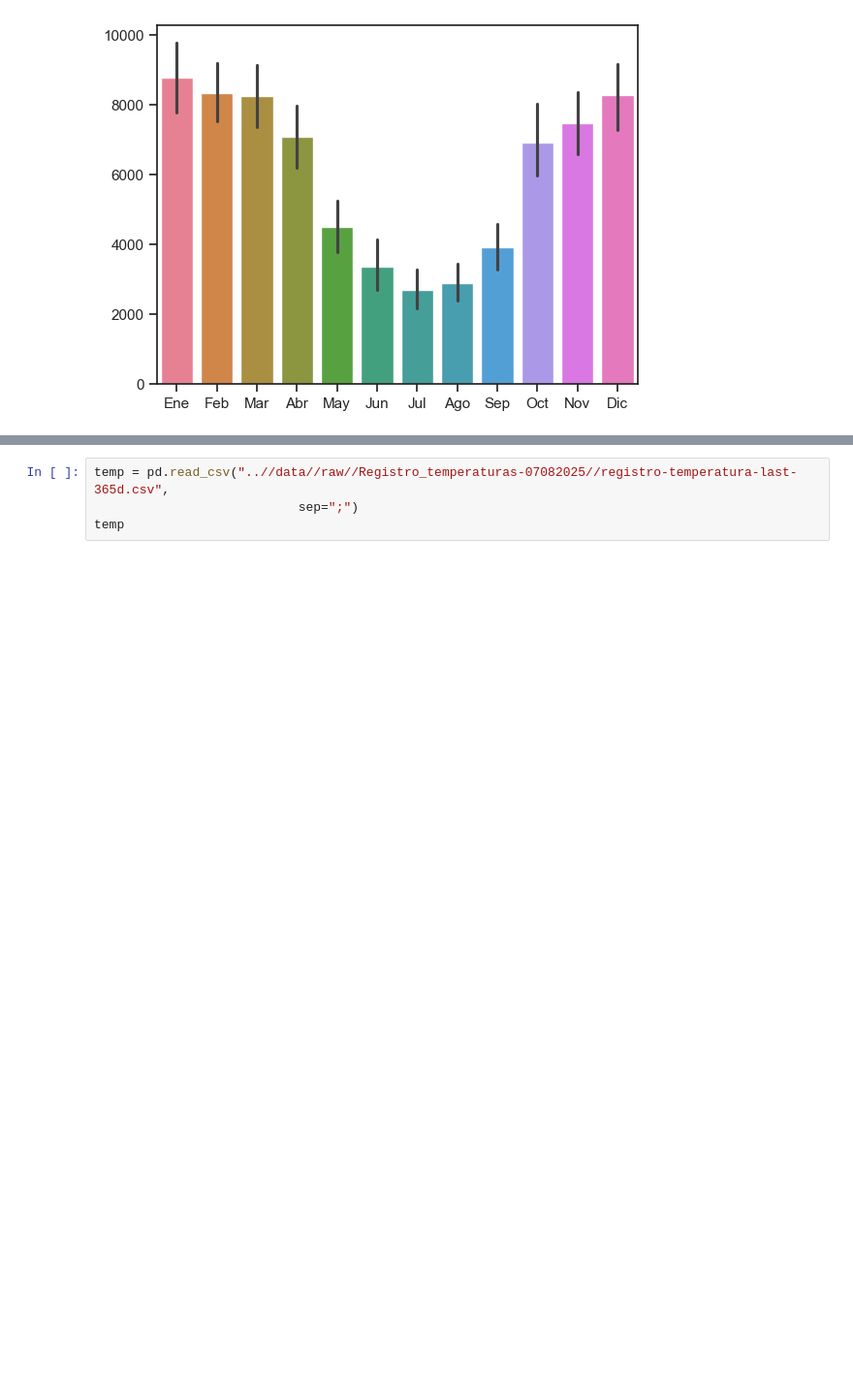
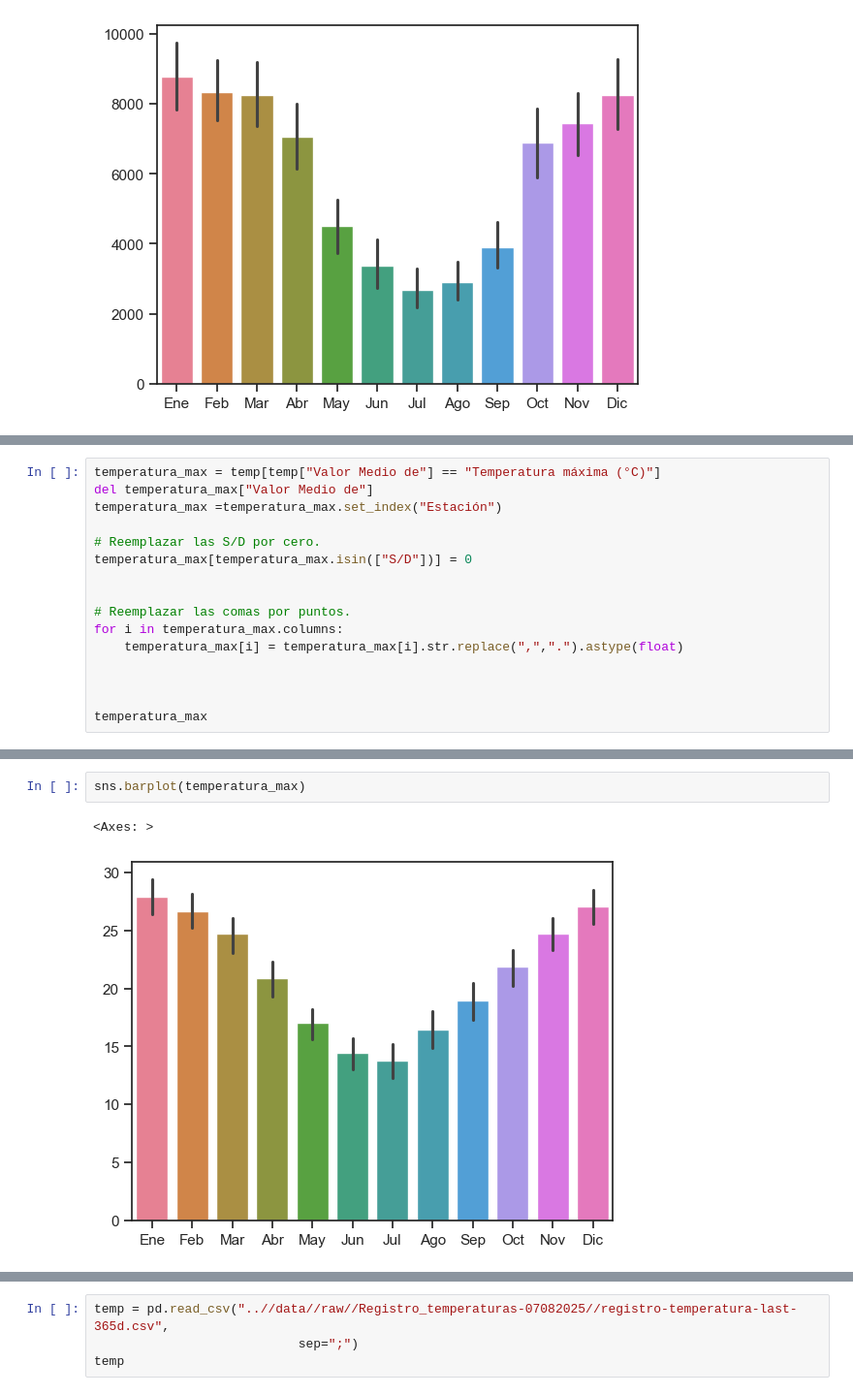
Before and after one commit to BustosMaxx/dengue_y_zika, a Jupyter notebook: notebooks/clima-smn.ipynb, the cells around one changed output, grey strips where cells are left out. Shown: that part at 97% size. Drawn from its saved outputs; the diff is of its cells as text; blank space fills up the shorter version.

```diff
--- a/notebooks/clima-smn.ipynb
+++ b/notebooks/clima-smn.ipynb
@@ -174,0 +144,16 @@ sns.barplot(precipitacion, estimator="sum")
+# %%
+temperatura_max = temp[temp["Valor Medio de"] == "Temperatura máxima (°C)"]
+del temperatura_max["Valor Medio de"]
+temperatura_max =temperatura_max.set_index("Estación")
+
+# Reemplazar las S/D por cero.
+temperatura_max[temperatura_max.isin(["S/D"])] = 0
+
+
+# Reemplazar las comas por puntos.
+for i in temperatura_max.columns:
+    temperatura_max[i] = temperatura_max[i].str.replace(",",".").astype(float)
+
+
+
+temperatura_max
@@ -174,0 +175,5 @@ sns.barplot(precipitacion, estimator="sum")
+# %%
+sns.barplot(temperatura_max)
+# %% [output]
+<Axes: >
+[figure, added]
```
Also changed, not shown: parts of 18 cells of this notebook.
